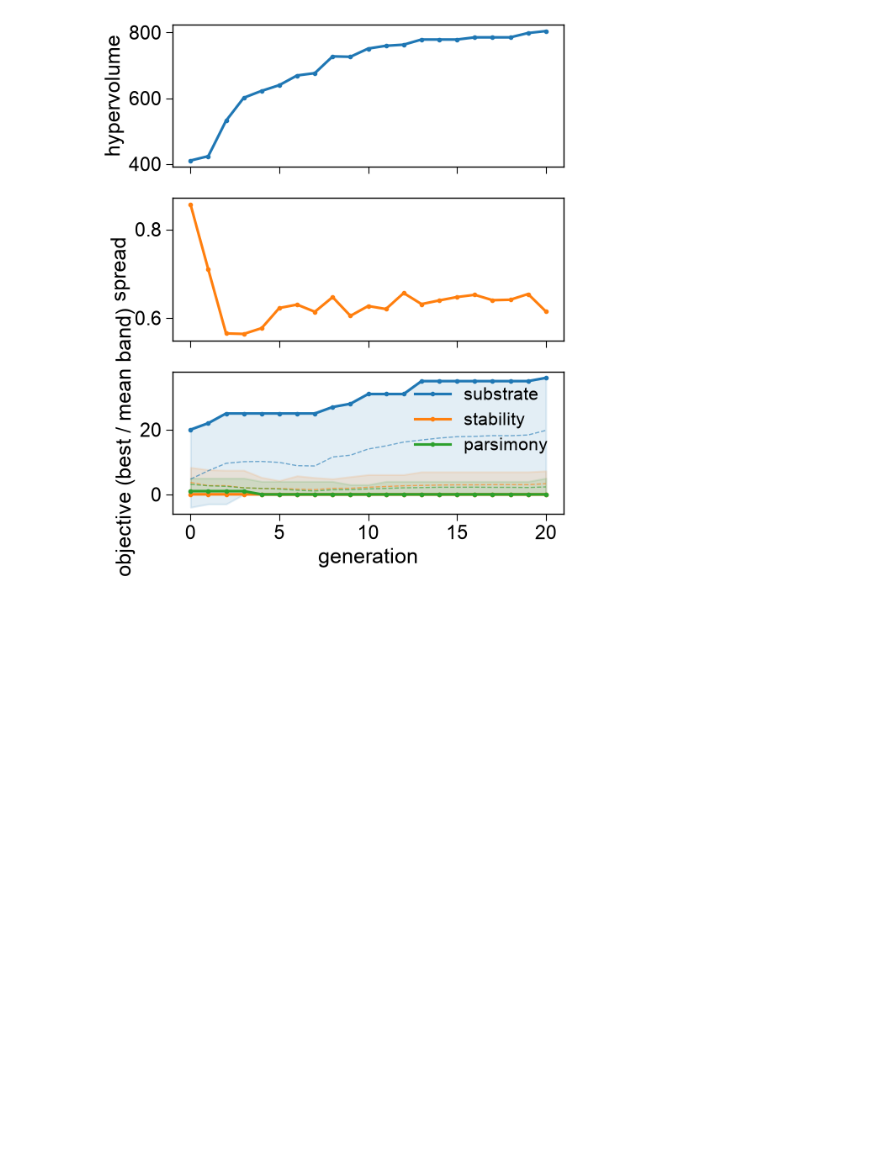
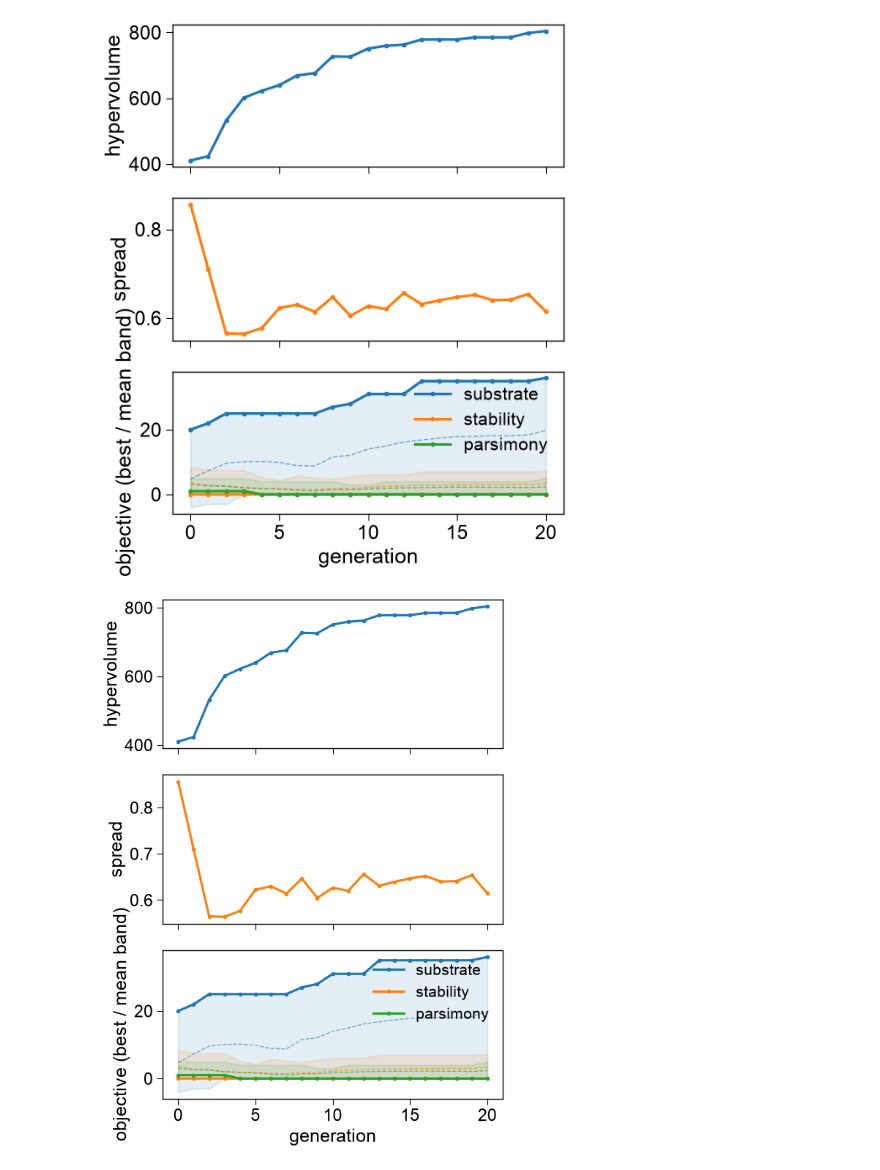
Before and after one commit to breimanntools/aaanalysis, a Jupyter notebook: examples/protein_engineering/seqopt_convergence.ipynb, the cells around one changed output. Cells and saved outputs as stored; diff of their text form; code cells hidden in the pictures; blank space fills up the shorter version.

```diff
--- a/examples/protein_engineering/seqopt_convergence.ipynb
+++ b/examples/protein_engineering/seqopt_convergence.ipynb
@@ -51,3 +51,10 @@ aa.SeqOptPlot().convergence(history=seqopt.history_)
 plt.tight_layout(); plt.show()
 # %% [output]
 [figure]
+# %%
+# figsize sets the multi-panel figure size in inches
+aa.plot_settings()
+aa.SeqOptPlot().convergence(history=seqopt.history_, figsize=(6, 8))
+plt.tight_layout(); plt.show()
+# %% [output]
+[figure, added]
```
Also changed, not shown: 21 other files.
